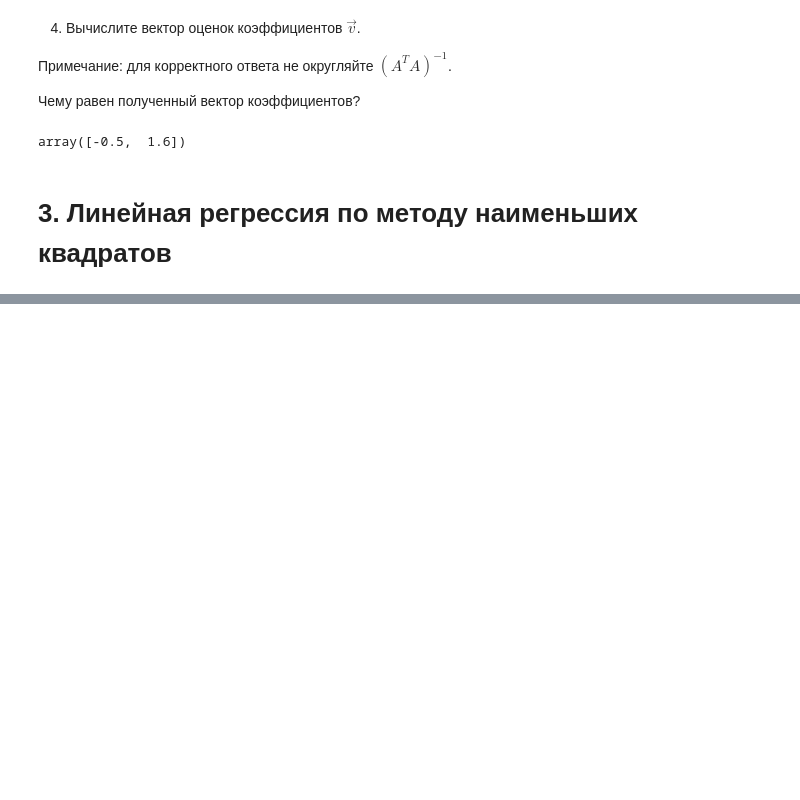
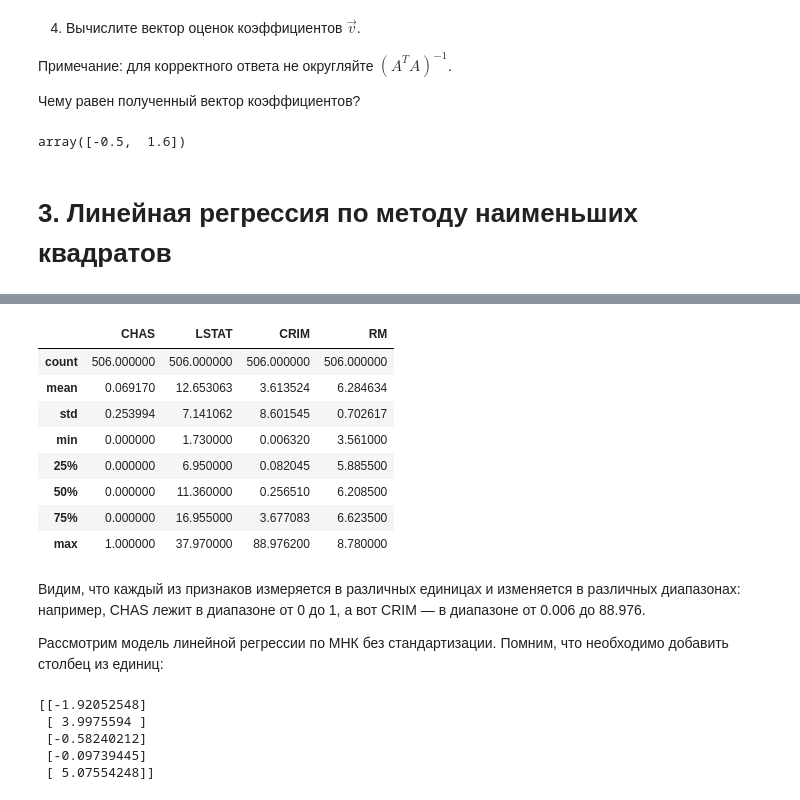
Before and after one commit to Terr14/SF_DS, a Jupyter notebook: SF_DataScience/MATH&ML-2. Линейная алгебра в контексте линейных методов. Часть II/MATH&ML-2. Линейная алгебра в контексте линейных методов. Часть II.ipynb, the cells around one changed output, grey strips where cells are left out. Drawn from its saved outputs; the diff is of its cells as text; code cells hidden in the pictures; blank space fills up the shorter version.

```diff
--- a/SF_DataScience/MATH&ML-2. Линейная алгебра в контексте линейных методов. Часть II/MATH&ML-2. Линейная алгебра в контексте линейных методов. Часть II.ipynb
+++ b/SF_DataScience/MATH&ML-2. Линейная алгебра в контексте линейных методов. Часть II/MATH&ML-2. Линейная алгебра в контексте линейных методов. Часть II.ipynb
@@ -566,0 +1049,29 @@ array([-0.5,  1.6])
+# %%
+boston_data[['CHAS', 'LSTAT', 'CRIM','RM']].describe()
+# %% [output]
+|  | CHAS | LSTAT | CRIM | RM |
+| count | 506.000000 | 506.000000 | 506.000000 | 506.000000 |
+| mean | 0.069170 | 12.653063 | 3.613524 | 6.284634 |
+| std | 0.253994 | 7.141062 | 8.601545 | 0.702617 |
+| min | 0.000000 | 1.730000 | 0.006320 | 3.561000 |
+| 25% | 0.000000 | 6.950000 | 0.082045 | 5.885500 |
+| 50% | 0.000000 | 11.360000 | 0.256510 | 6.208500 |
+| 75% | 0.000000 | 16.955000 | 3.677083 | 6.623500 |
+| max | 1.000000 | 37.970000 | 88.976200 | 8.780000 |
+# %% [markdown]
+Видим, что каждый из признаков измеряется в различных единицах и изменяется в различных диапазонах: например, CHAS лежит в диапазоне от 0 до 1, а вот CRIM — в диапазоне от 0.006 до 88.976.
+
+Рассмотрим модель линейной регрессии по МНК без стандартизации. Помним, что необходимо добавить столбец из единиц:
+# %%
+# составляем матрицу наблюдений и вектор целевой переменной
+A = np.column_stack((np.ones(506), boston_data[['CHAS', 'LSTAT', 'CRIM','RM']]))
+y = boston_data[['PRICE']]
+# вычисляем OLS-оценку для коэффициентов без стандартизации
+w_hat=np.linalg.inv(A.T@A)@A.T@y
+print(w_hat.values)
+# %% [output]
+[[-1.92052548]
+ [ 3.9975594 ]
+ [-0.58240212]
+ [-0.09739445]
+ [ 5.07554248]]
```
Also changed, not shown: parts of 88 cells of this notebook.
